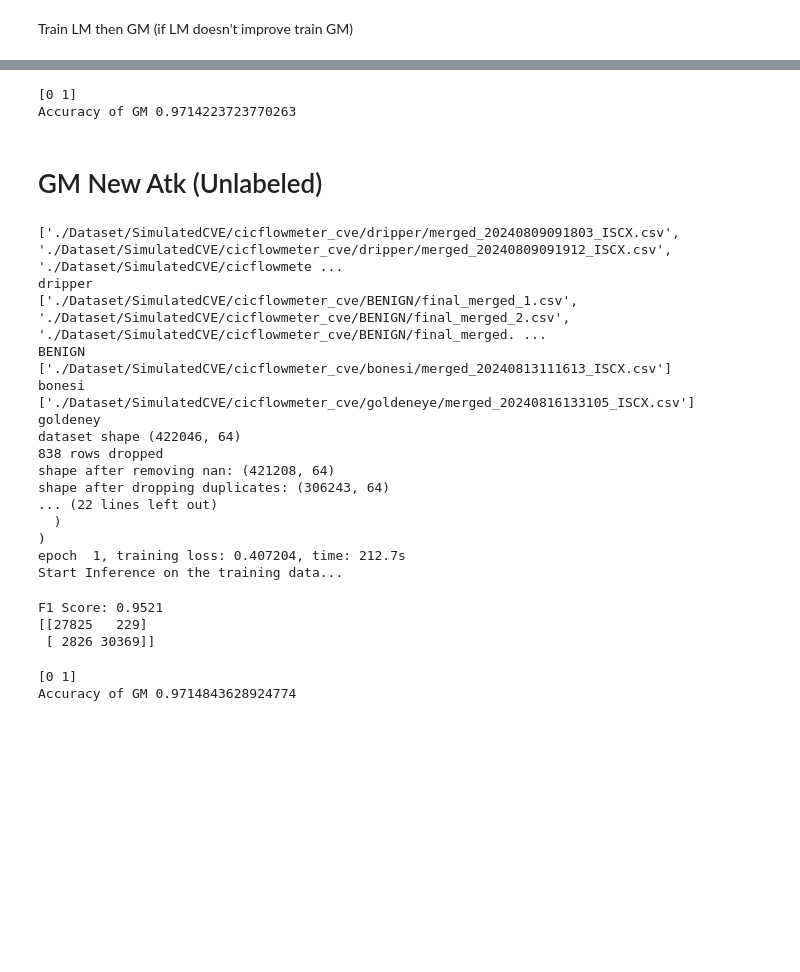
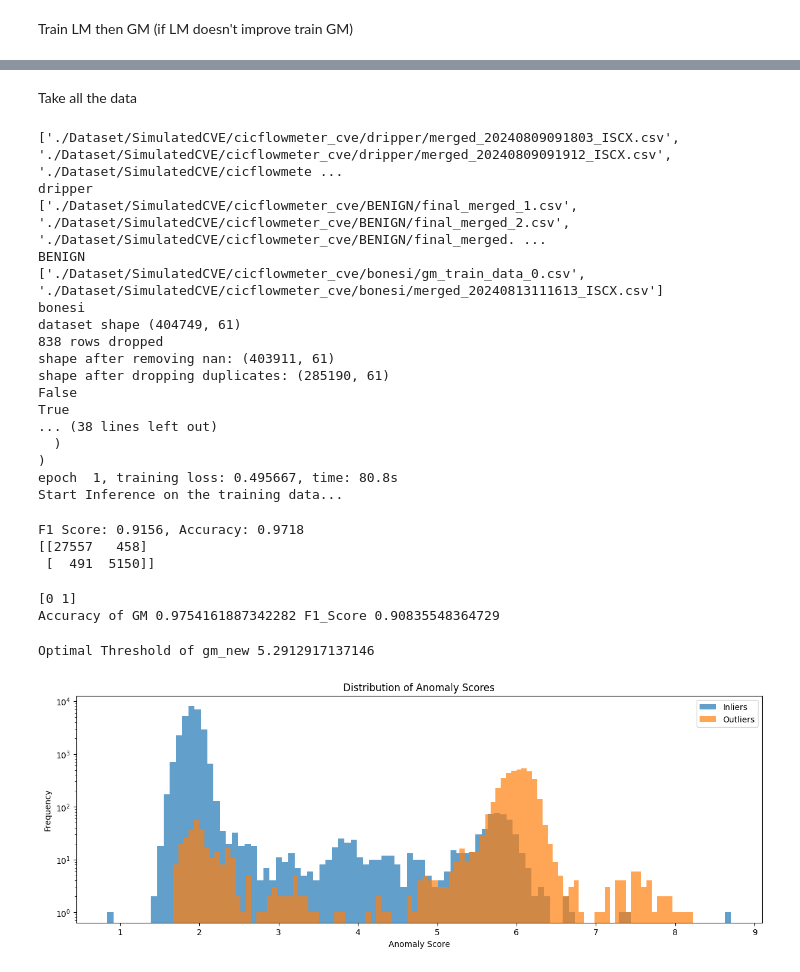
Before and after one commit to VincentSheh/NA_Model_Evaluation, a Jupyter notebook: simulatedcve.ipynb, the cells around one changed output, grey strips where cells are left out. Saved outputs shown, nothing was run; the diff lists cells and outputs as text; code cells hidden in the pictures; blank space fills up the shorter version.

```diff
--- a/simulatedcve.ipynb
+++ b/simulatedcve.ipynb
@@ -1084,0 +1312,2 @@ Accuracy of GM 0.9696556426866689 F1_Score 0.8815486993345432
+# %% [markdown]
+Take all the data
@@ -1085,35 +1319,37 @@ Accuracy of GM 0.9696556426866689 F1_Score 0.8815486993345432
+# %%
+gm_ge = Global_Model(['dripper/', 'BENIGN/', 'bonesi/'], new_data_folder = ["goldeneye_unlabeled/"]) #Reload the model
+# %% [output]
+['./Dataset/SimulatedCVE/cicflowmeter_cve/dripper/merged_20240809091803_ISCX.csv', './Dataset/SimulatedCVE/cicflowmeter_cve/dripper/merged_20240809091912_ISCX.csv', './Dataset/SimulatedCVE/cicflowmete ...
+dripper
+['./Dataset/SimulatedCVE/cicflowmeter_cve/BENIGN/final_merged_1.csv', './Dataset/SimulatedCVE/cicflowmeter_cve/BENIGN/final_merged_2.csv', './Dataset/SimulatedCVE/cicflowmeter_cve/BENIGN/final_merged. ...
+BENIGN
+['./Dataset/SimulatedCVE/cicflowmeter_cve/bonesi/gm_train_data_0.csv', './Dataset/SimulatedCVE/cicflowmeter_cve/bonesi/merged_20240813111613_ISCX.csv']
+bonesi
+dataset shape (404749, 61)
+838 rows dropped
+shape after removing nan: (403911, 61)
+shape after dropping duplicates: (285190, 61)
+False
+True
+... (38 lines left out)
+  )
+)
+epoch  1, training loss: 0.495667, time: 80.8s
+Start Inference on the training data...
+F1 Score: 0.9156, Accuracy: 0.9718
+[[27557   458]
+ [  491  5150]]
 # %%
-gm_out = gm.perform_inference(X_test)
-print("Accuracy of GM", accuracy_score(gm_out,y_test) "F1_Score", f1_score(lm_out, y_test))
+gm_out = gm_ge.perform_inference(X_test_ge)
+print("Accuracy of GM", accuracy_score(gm_out,y_test_ge), "F1_Score", f1_score(gm_out, y_test_ge))
 # %% [output]
 [0 1]
-Accuracy of GM 0.9714223723770263
+Accuracy of GM 0.9754161887342282 F1_Score 0.90835548364729
-# %% [markdown]
-# GM New Atk (Unlabeled)
-# %%
-gm = Global_Model(['dripper/', 'BENIGN/', 'bonesi/', 'goldeneye']) #Reload the model
-gm_out = gm.perform_inference(X_test)
-print("Accuracy of GM", accuracy_score(gm_out,y_test),  "F1_Score", f1_score(lm_out, y_test))
-# %% [output]
-['./Dataset/SimulatedCVE/cicflowmeter_cve/dripper/merged_20240809091803_ISCX.csv', './Dataset/SimulatedCVE/cicflowmeter_cve/dripper/merged_20240809091912_ISCX.csv', './Dataset/SimulatedCVE/cicflowmete ...
-dripper
-['./Dataset/SimulatedCVE/cicflowmeter_cve/BENIGN/final_merged_1.csv', './Dataset/SimulatedCVE/cicflowmeter_cve/BENIGN/final_merged_2.csv', './Dataset/SimulatedCVE/cicflowmeter_cve/BENIGN/final_merged. ...
-BENIGN
-['./Dataset/SimulatedCVE/cicflowmeter_cve/bonesi/merged_20240813111613_ISCX.csv']
-bonesi
-['./Dataset/SimulatedCVE/cicflowmeter_cve/goldeneye/merged_20240816133105_ISCX.csv']
-goldeney
-dataset shape (422046, 64)
-838 rows dropped
-shape after removing nan: (421208, 64)
-shape after dropping duplicates: (306243, 64)
-... (22 lines left out)
-  )
-)
-epoch  1, training loss: 0.407204, time: 212.7s
-Start Inference on the training data...
-F1 Score: 0.9521
-[[27825   229]
- [ 2826 30369]]
-[0 1]
-Accuracy of GM 0.9714843628924774
+# %%
+X_test_scaled_ge = scaler.transform(X_test_ge)
+new_anomaly_scores = gm_ge.model.decision_function(X_test_scaled_ge)
+print("Optimal Threshold of gm_new", gm_new.opt_threshold)
+plot_anomaly_scores(new_anomaly_scores, y_test_ge)
+# %% [output]
+Optimal Threshold of gm_new 5.2912917137146
+[figure, added]
```
Also changed, not shown: parts of 36 cells of this notebook, 3 other files.
